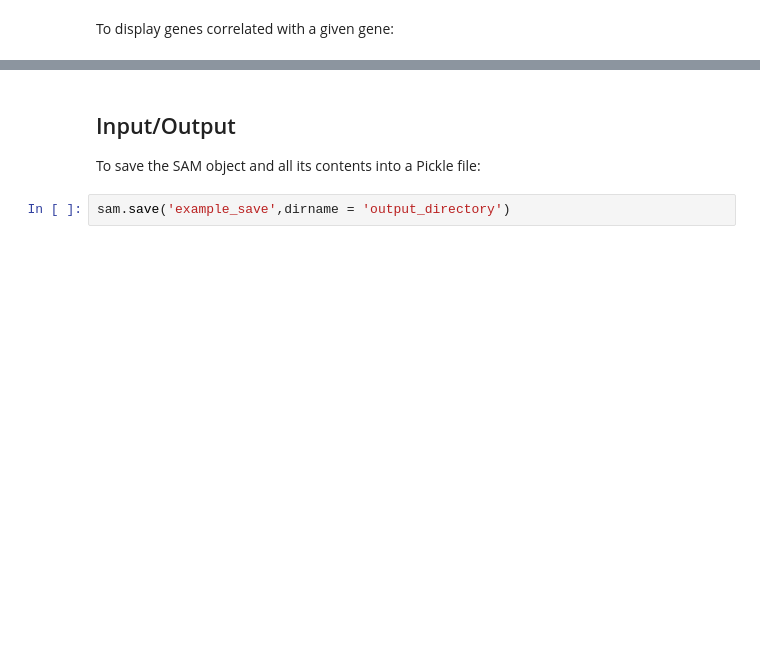
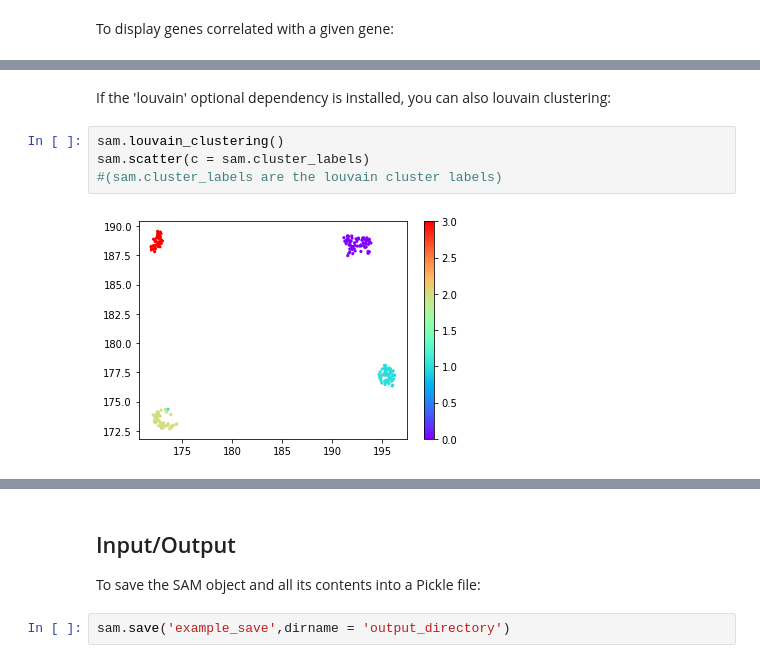
Before and after one commit to atarashansky/self-assembling-manifold, a Jupyter notebook: tutorial/Basic SAM tutorial.ipynb, the cells around one changed output, grey strips where cells are left out. Drawn from its saved outputs; the diff is of its cells as text; blank space fills up the shorter version.

Commit message:
removed scanpy and anndata dependency in favor of calling louvain directly

```diff
--- a/tutorial/Basic SAM tutorial.ipynb
+++ b/tutorial/Basic SAM tutorial.ipynb
@@ -142,0 +153,8 @@ sam.plot_correlated_genes( sam.ranked_genes[0] , n_genes=6 );
+# %% [markdown]
+If the 'louvain' optional dependency is installed, you can also louvain clustering:
+# %%
+sam.louvain_clustering()
+sam.scatter(c = sam.cluster_labels)
+#(sam.cluster_labels are the louvain cluster labels)
+# %% [output]
+[figure, added]
```
Also changed, not shown: parts of 18 cells of this notebook, 2 other files.
